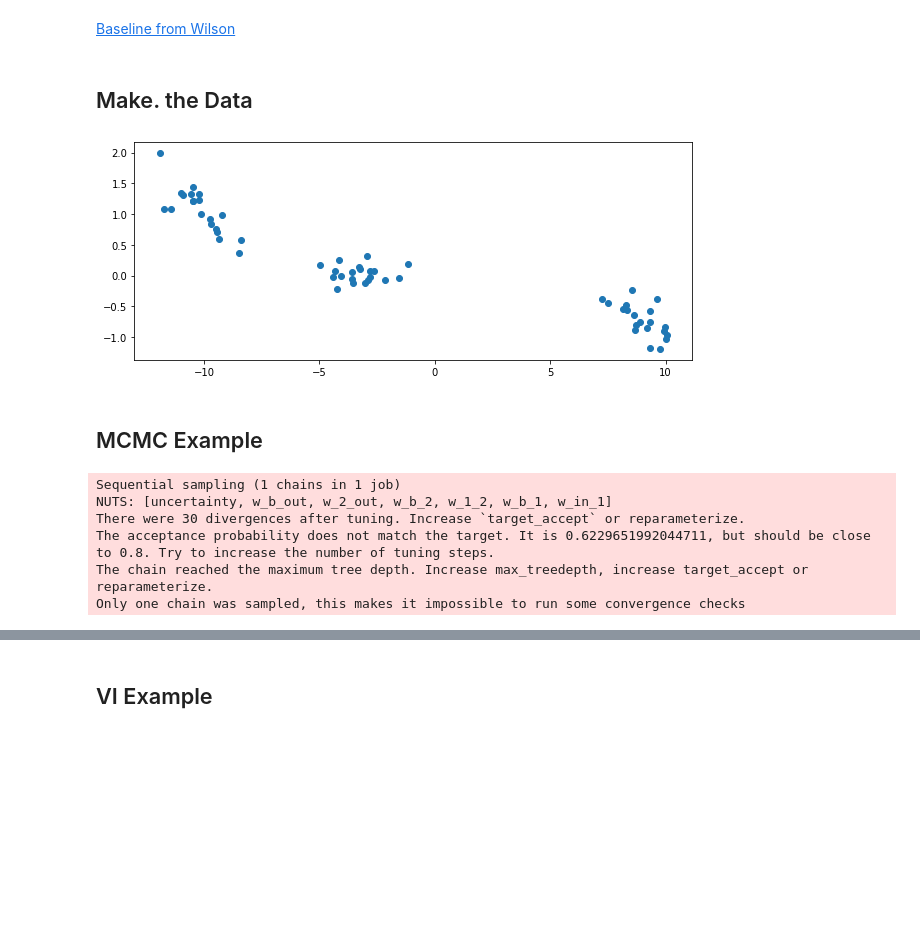
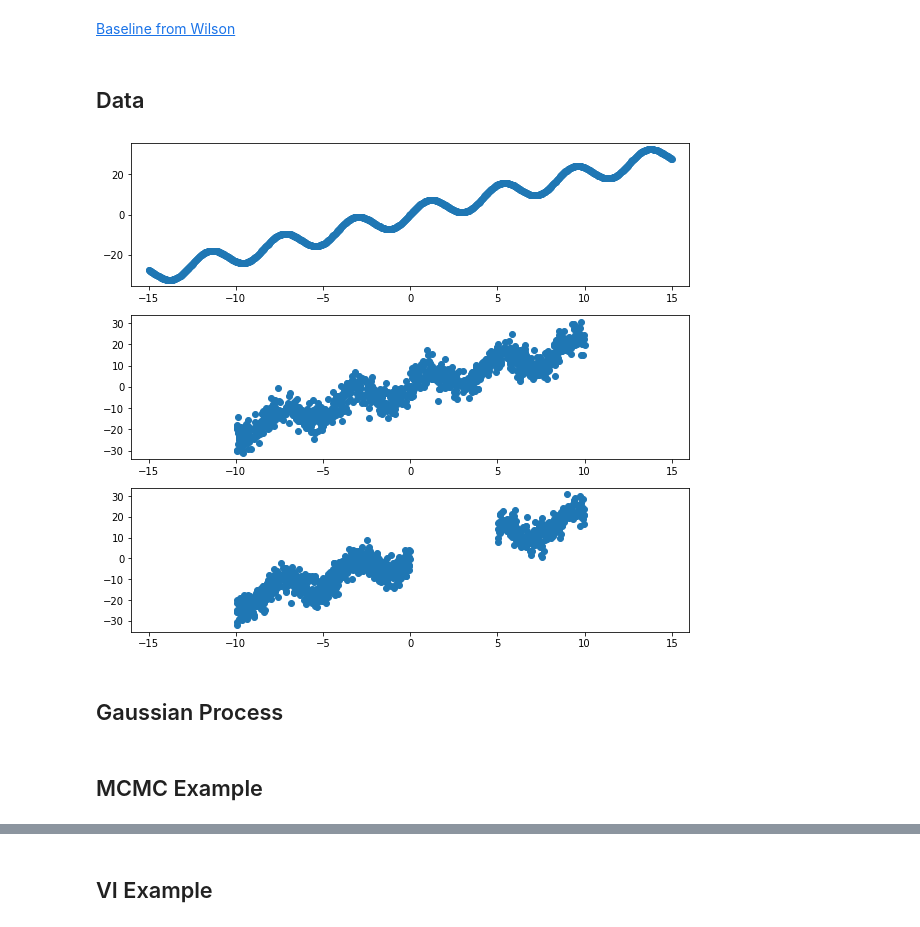
Before and after one commit to James-Montgomery/distill_examples, a Jupyter notebook: sandbox.ipynb, the cells around one changed output, grey strips where cells are left out. Cells and saved outputs as stored; diff of their text form; code cells hidden in the pictures; blank space fills up the shorter version.

```diff
--- a/sandbox.ipynb
+++ b/sandbox.ipynb
@@ -12,31 +10,29 @@ import theano.tensor as tt
 # %% [markdown]
-## Make. the Data
+## Data
-# %%
-random_state = np.random.RandomState(42)
-
-def fake_model(x, noise=True):
-    y = -x**3 + x
-    if noise:
-        y += random_state.normal(0, 200, y.shape[0])
-    return y
-
-cluster_sample_size = 20
-
-x = np.concatenate([
-    random_state.normal(-10, 1, cluster_sample_size),
-    random_state.normal(-3, 1, cluster_sample_size),
-    random_state.normal(9, 1, cluster_sample_size),
-], axis=0)
-
-y = fake_model(x) / 1000
-
-x = x.reshape(-1, 1)
-y = y.reshape(-1, 1)
-
-plt.figure(figsize=(10, 4))
-plt.scatter(x, y)
-plt.show()
-# %% [output]
-[figure, removed]
+# %%
+DG = DataGenerator(slope=2.0, amplitude=5.0, frequency=1.5, noise=3.5)
+
+plt.figure(figsize=(10, 9))
+
+plt.subplot(311)
+x, y = DG.generate_mean_function(bounds=(-15, 15))
+plt.scatter(x[:, 0], y[:, 0])
+plt.xlim(-16, 16)
+
+plt.subplot(312)
+x, y = DG.generate_sample_data(1000)
+plt.scatter(x[:, 0], y[:, 0])
+plt.xlim(-16, 16)
+
+plt.subplot(313)
+x, y = DG.generate_sample_data(1000, gap=True)
+plt.scatter(x[:, 0], y[:, 0])
+plt.xlim(-16, 16)
+
+plt.show()
+# %% [output]
+[figure, added]
+# %% [markdown]
+## Gaussian Process
 # %% [markdown]
 ## MCMC Example
@@ -75,23 +38,0 @@ with pm.Model() as neural_network:
-# %%
-with neural_network:
-    step = pm.NUTS()
-    trace = pm.sample(1000, tune=100,
-                      cores=1,
-                      chains=1,
-                      step=step)
-
-#     s = theano.shared(pm.floatX(1))
-#     inference = pm.ADVI(cost_part_grad_scale=s)
-#     #s.set_value(0)
-#     approx = pm.fit(n=20000, method=inference)
-#     trace = approx.sample(draws=5000)
-
-    approx = pm.fit(n=50000, method='svgd')
-    trace = approx.sample(draws=20000)
-# %% [output]
-Sequential sampling (1 chains in 1 job)
-NUTS: [uncertainty, w_b_out, w_2_out, w_b_2, w_1_2, w_b_1, w_in_1]
-There were 30 divergences after tuning. Increase `target_accept` or reparameterize.
-The acceptance probability does not match the target. It is 0.6229651992044711, but should be close to 0.8. Try to increase the number of tuning steps.
-The chain reached the maximum tree depth. Increase max_treedepth, increase target_accept or reparameterize.
-Only one chain was sampled, this makes it impossible to run some convergence checks
```
Also changed, not shown: parts of 12 cells of this notebook, 1 other file.
